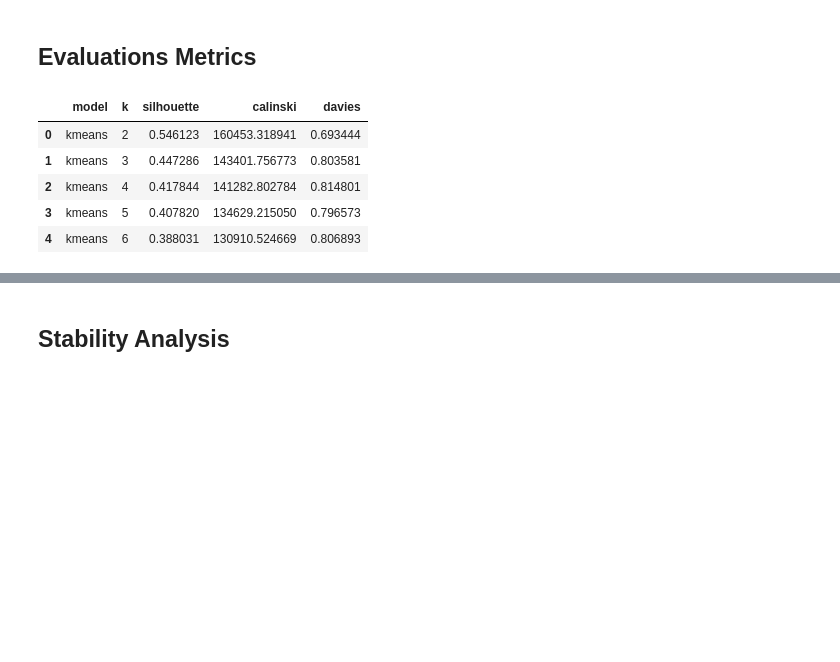
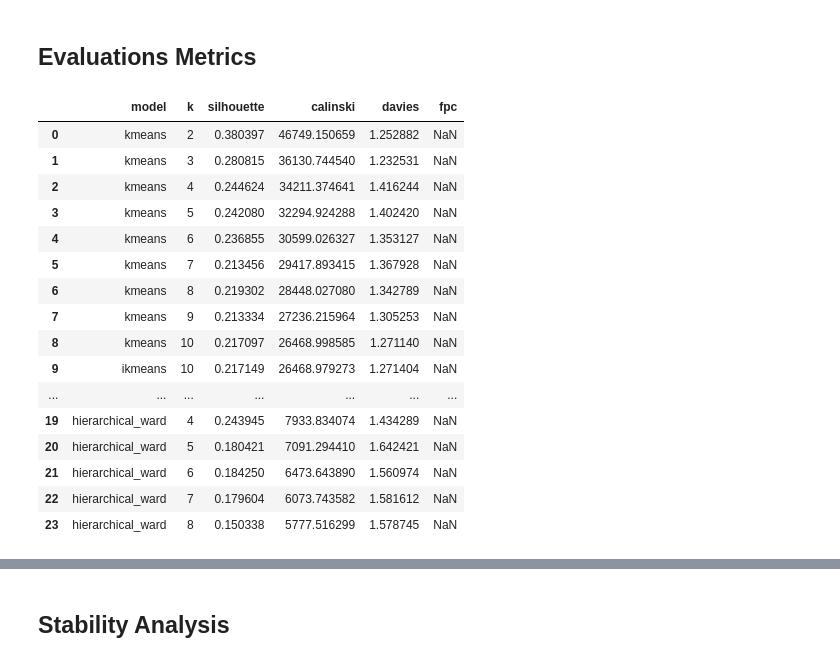
Before and after one commit to alexandreffs/UnsupervisedLearningProj, a Jupyter notebook: project.ipynb, the cells around one changed output, grey strips where cells are left out. Drawn from its saved outputs; the diff is of its cells as text; code cells hidden in the pictures; blank space fills up the shorter version.

```diff
--- a/project.ipynb
+++ b/project.ipynb
@@ -275,15 +358,6 @@ df.head()
 # %%
 from sklearn.cluster import KMeans
 from sklearn.metrics import silhouette_score, calinski_harabasz_score, davies_bouldin_score
-
-cluster_features = [
-    "adr",
-    "total_nights",
-    "lead_time",
-    "total_of_special_requests",
-]
-
-X = df[cluster_features].copy()
 
 k_values = range(2, 11)
 
@@ -291,11 +365,11 @@ results_kmeans = []
 
 for k in k_values:
     kmeans = KMeans(n_clusters=k, random_state=42, n_init=10)
-    labels = kmeans.fit_predict(X)
+    labels = kmeans.fit_predict(X_v2_scaled)
 
-    silhouette = silhouette_score(X, labels)
-    ch_score = calinski_harabasz_score(X, labels)
-    db_score = davies_bouldin_score(X, labels)
+    silhouette = silhouette_score(X_v2_scaled, labels)
+    ch_score = calinski_harabasz_score(X_v2_scaled, labels)
+    db_score = davies_bouldin_score(X_v2_scaled, labels)
 
     results_kmeans.append({
         "model": "kmeans",
@@ -358,0 +519,24 @@ results_gmm
+# %%
+from sklearn.cluster import AgglomerativeClustering
+
+# Subsample n=30000 (reproducible seed) — Ward on full 119k is prohibitively slow
+subsample_idx = np.random.RandomState(42).choice(len(X_v2_scaled), size=30000, replace=False)
+X_hier = X_v2_scaled[subsample_idx]
+
+k_values = range(2, 9)
+results_hier = []
+
+for k in k_values:
+    hier = AgglomerativeClustering(n_clusters=k, linkage="ward")
+    labels = hier.fit_predict(X_hier)
+
+    results_hier.append({
+        "model": "hierarchical_ward",
+        "k": k,
+        "silhouette": silhouette_score(X_hier, labels, sample_size=10000, random_state=42),
+        "calinski": calinski_harabasz_score(X_hier, labels),
+        "davies": davies_bouldin_score(X_hier, labels),
+    })
+
+results_hier = pd.DataFrame(results_hier)
+results_hier
@@ -359,13 +552,25 @@ results_gmm
 # %% [markdown]
 ## **Evaluations Metrics**
 # %%
-results_all = pd.concat([results_kmeans, results_gmm])
+results_all = pd.concat([results_kmeans, results_ikmeans, results_fcm, results_hier], ignore_index=True)
 results_all.to_csv("experiments.csv", index=False)
+results_all
 # %% [output]
-|  | model | k | silhouette | calinski | davies |
-| 0 | kmeans | 2 | 0.546123 | 160453.318941 | 0.693444 |
-| 1 | kmeans | 3 | 0.447286 | 143401.756773 | 0.803581 |
-| 2 | kmeans | 4 | 0.417844 | 141282.802784 | 0.814801 |
-| 3 | kmeans | 5 | 0.407820 | 134629.215050 | 0.796573 |
-| 4 | kmeans | 6 | 0.388031 | 130910.524669 | 0.806893 |
+|  | model | k | silhouette | calinski | davies | fpc |
+| 0 | kmeans | 2 | 0.380397 | 46749.150659 | 1.252882 | NaN |
+| 1 | kmeans | 3 | 0.280815 | 36130.744540 | 1.232531 | NaN |
+| 2 | kmeans | 4 | 0.244624 | 34211.374641 | 1.416244 | NaN |
+| 3 | kmeans | 5 | 0.242080 | 32294.924288 | 1.402420 | NaN |
+| 4 | kmeans | 6 | 0.236855 | 30599.026327 | 1.353127 | NaN |
+| 5 | kmeans | 7 | 0.213456 | 29417.893415 | 1.367928 | NaN |
+| 6 | kmeans | 8 | 0.219302 | 28448.027080 | 1.342789 | NaN |
+| 7 | kmeans | 9 | 0.213334 | 27236.215964 | 1.305253 | NaN |
+| 8 | kmeans | 10 | 0.217097 | 26468.998585 | 1.271140 | NaN |
+| 9 | ikmeans | 10 | 0.217149 | 26468.979273 | 1.271404 | NaN |
+| ... | ... | ... | ... | ... | ... | ... |
+| 19 | hierarchical_ward | 4 | 0.243945 | 7933.834074 | 1.434289 | NaN |
+| 20 | hierarchical_ward | 5 | 0.180421 | 7091.294410 | 1.642421 | NaN |
+| 21 | hierarchical_ward | 6 | 0.184250 | 6473.643890 | 1.560974 | NaN |
+| 22 | hierarchical_ward | 7 | 0.179604 | 6073.743582 | 1.581612 | NaN |
+| 23 | hierarchical_ward | 8 | 0.150338 | 5777.516299 | 1.578745 | NaN |
 # %%
```
Also changed, not shown: parts of 17 cells of this notebook, 8 other files.
